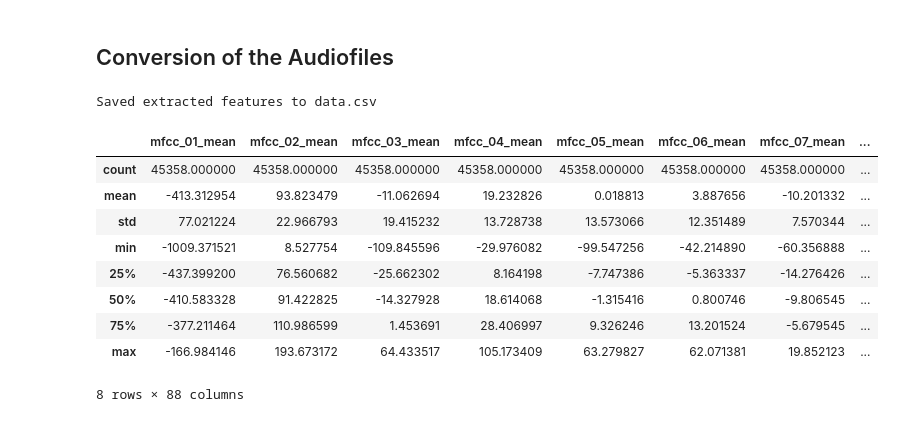
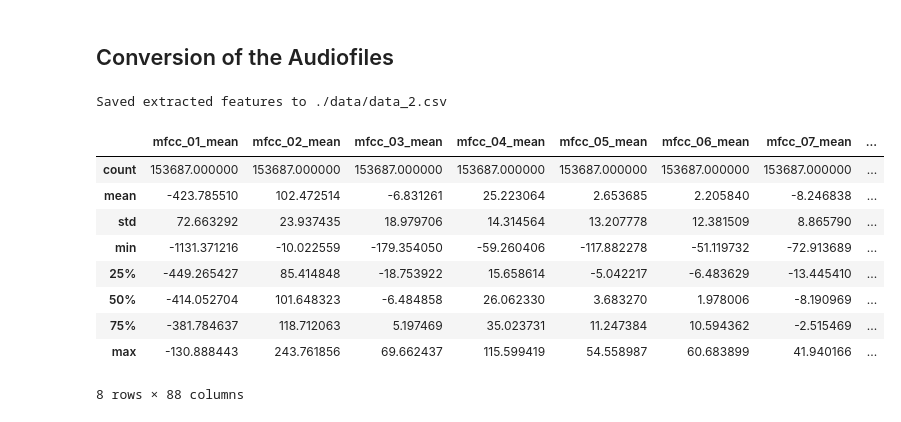
Before and after one commit to heinrichhegenbarth/KAN-CDSCO2004U_Machine_Learning_and_Deep_Learning, a Jupyter notebook: Final_Project/data_conversion.ipynb, the cells around one changed output. Drawn from its saved outputs; the diff is of its cells as text; code cells hidden in the pictures.

Commit message:
New Data added

```diff
--- a/Final_Project/data_conversion.ipynb
+++ b/Final_Project/data_conversion.ipynb
@@ -31,6 +31,14 @@ def prepare_overview(list_of_files):
             else:
                 overview = pd.concat([overview, pd.read_csv(file, sep="\t")], ignore_index=True)
     return overview
+# %%
+def fix_gender(gender):
+    if gender == "male":
+        return "male_masculine"
+    elif gender == "female":
+        return "female_feminine"
+    else:
+        return gender
 # %%
 def preprocess_overview(overview, folder_path):
     """
@@ -40,6 +48,8 @@ def preprocess_overview(overview, folder_path):
     overview=overview.dropna(subset=["gender"])
     #irrelevant columns for our analysis
     overview=overview.drop(columns=["variant", "segment", "sentence_id", "client_id", "up_votes", "down_votes", "locale"])
+    #fixing gender labels
+    overview["gender"]=overview["gender"].apply(fix_gender)
     #dropping all files that are not simply male or female
     overview=overview[(overview["gender"]=="female_feminine")|(overview["gender"]=="male_masculine")]
     #changing the path to reflect the location of the audio files
@@ -47,7 +57,9 @@ def preprocess_overview(overview, folder_path):
     return overview.reset_index(drop=True)
 # %%
 list_of_files = ["other_18.tsv", "other_19.tsv", "other_20.tsv", "other_21.tsv", "validated_18.tsv", "validated_19.tsv", "validated_20.tsv", "validated_21.tsv"]
-overview=prepare_overview(list_of_files)
-overview.info()
+list_of_files_2 = ["other_13.tsv", "validated_13.tsv", "other_14.tsv", "validated_14.tsv", "other_15.tsv", "validated_15.tsv", "other_16.tsv", "validated_16.tsv", "other_17.tsv", "validated_17.tsv"]
+#overview = prepare_overview(list_of_files)
+overview_2=prepare_overview(list_of_files_2)
+overview_2.info()
 # %% [output]
 <class 'pandas.core.frame.DataFrame'>
@@ -73,5 +97,6 @@ memory usage: 9.4+ MB
 # %%
 # On my device, all audio files are in the same "clips" folder. Please change the path if your files are in a different location.
-overview=preprocess_overview(overview, "./clips")
-overview.head()
+#overview = preprocess_overview(overview, "./clips")
+overview_2=preprocess_overview(overview_2, "./clips")
+overview_2.head()
 # %% [output]
@@ -212,17 +235,18 @@ def extract_features_from_dataframe(df_paths, output_csv_path, parallel=True):
 
     return final_df
 # %%
-df=extract_features_from_dataframe(overview, "./data/data.csv", parallel=True)
+#df=extract_features_from_dataframe(overview, "./data/data.csv", parallel=True)
+df=extract_features_from_dataframe(overview_2, "./data/data_2.csv", parallel=True)
 df.describe()
 # %% [output]
-Saved extracted features to data.csv
+Saved extracted features to ./data/data_2.csv
 |  | mfcc_01_mean | mfcc_02_mean | mfcc_03_mean | mfcc_04_mean | mfcc_05_mean | mfcc_06_mean | mfcc_07_mean | ... |
-| count | 45358.000000 | 45358.000000 | 45358.000000 | 45358.000000 | 45358.000000 | 45358.000000 | 45358.000000 | ... |
-| mean | -413.312954 | 93.823479 | -11.062694 | 19.232826 | 0.018813 | 3.887656 | -10.201332 | ... |
-| std | 77.021224 | 22.966793 | 19.415232 | 13.728738 | 13.573066 | 12.351489 | 7.570344 | ... |
-| min | -1009.371521 | 8.527754 | -109.845596 | -29.976082 | -99.547256 | -42.214890 | -60.356888 | ... |
-| 25% | -437.399200 | 76.560682 | -25.662302 | 8.164198 | -7.747386 | -5.363337 | -14.276426 | ... |
-| 50% | -410.583328 | 91.422825 | -14.327928 | 18.614068 | -1.315416 | 0.800746 | -9.806545 | ... |
-| 75% | -377.211464 | 110.986599 | 1.453691 | 28.406997 | 9.326246 | 13.201524 | -5.679545 | ... |
-| max | -166.984146 | 193.673172 | 64.433517 | 105.173409 | 63.279827 | 62.071381 | 19.852123 | ... |
+| count | 153687.000000 | 153687.000000 | 153687.000000 | 153687.000000 | 153687.000000 | 153687.000000 | 153687.000000 | ... |
+| mean | -423.785510 | 102.472514 | -6.831261 | 25.223064 | 2.653685 | 2.205840 | -8.246838 | ... |
+| std | 72.663292 | 23.937435 | 18.979706 | 14.314564 | 13.207778 | 12.381509 | 8.865790 | ... |
+| min | -1131.371216 | -10.022559 | -179.354050 | -59.260406 | -117.882278 | -51.119732 | -72.913689 | ... |
+| 25% | -449.265427 | 85.414848 | -18.753922 | 15.658614 | -5.042217 | -6.483629 | -13.445410 | ... |
+| 50% | -414.052704 | 101.648323 | -6.484858 | 26.062330 | 3.683270 | 1.978006 | -8.190969 | ... |
+| 75% | -381.784637 | 118.712063 | 5.197469 | 35.023731 | 11.247384 | 10.594362 | -2.515469 | ... |
+| max | -130.888443 | 243.761856 | 69.662437 | 115.599419 | 54.558987 | 60.683899 | 41.940166 | ... |
 8 rows × 88 columns
```
Also changed, not shown: parts of 7 cells of this notebook.
